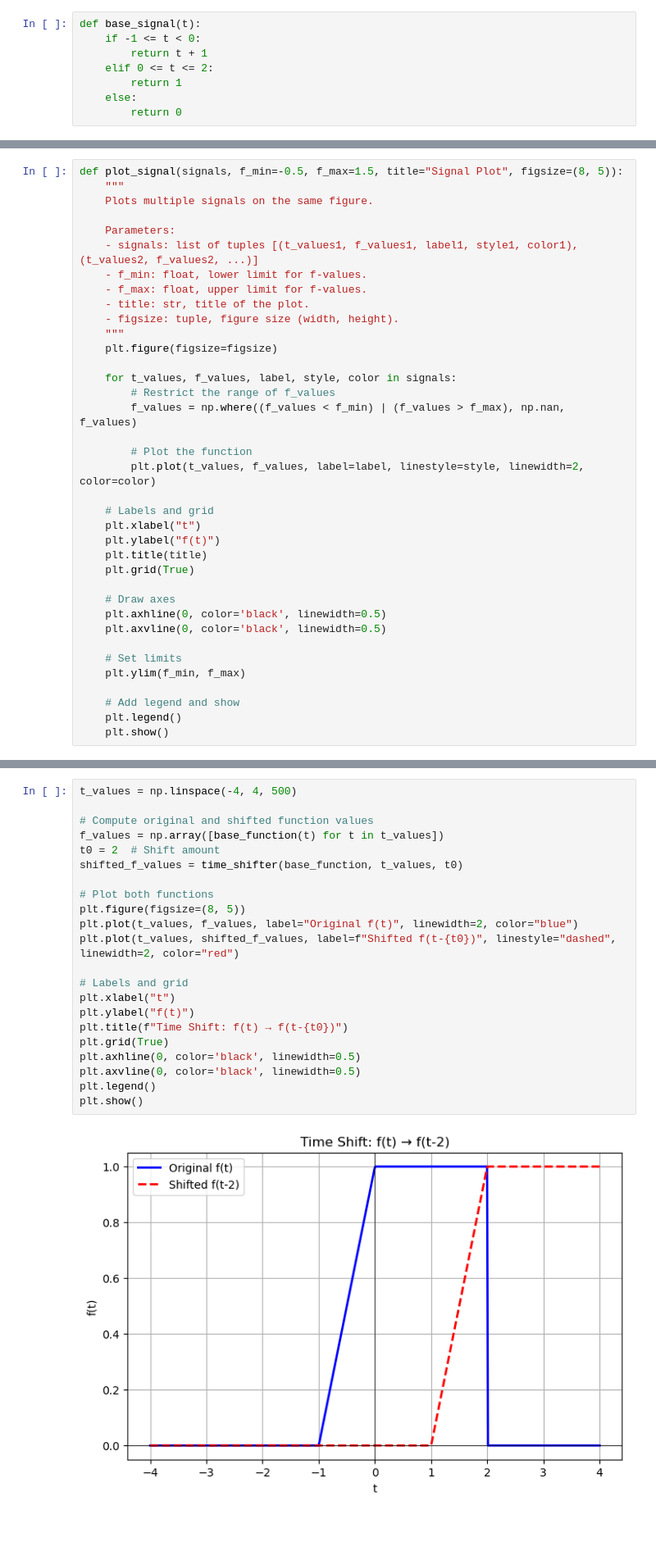
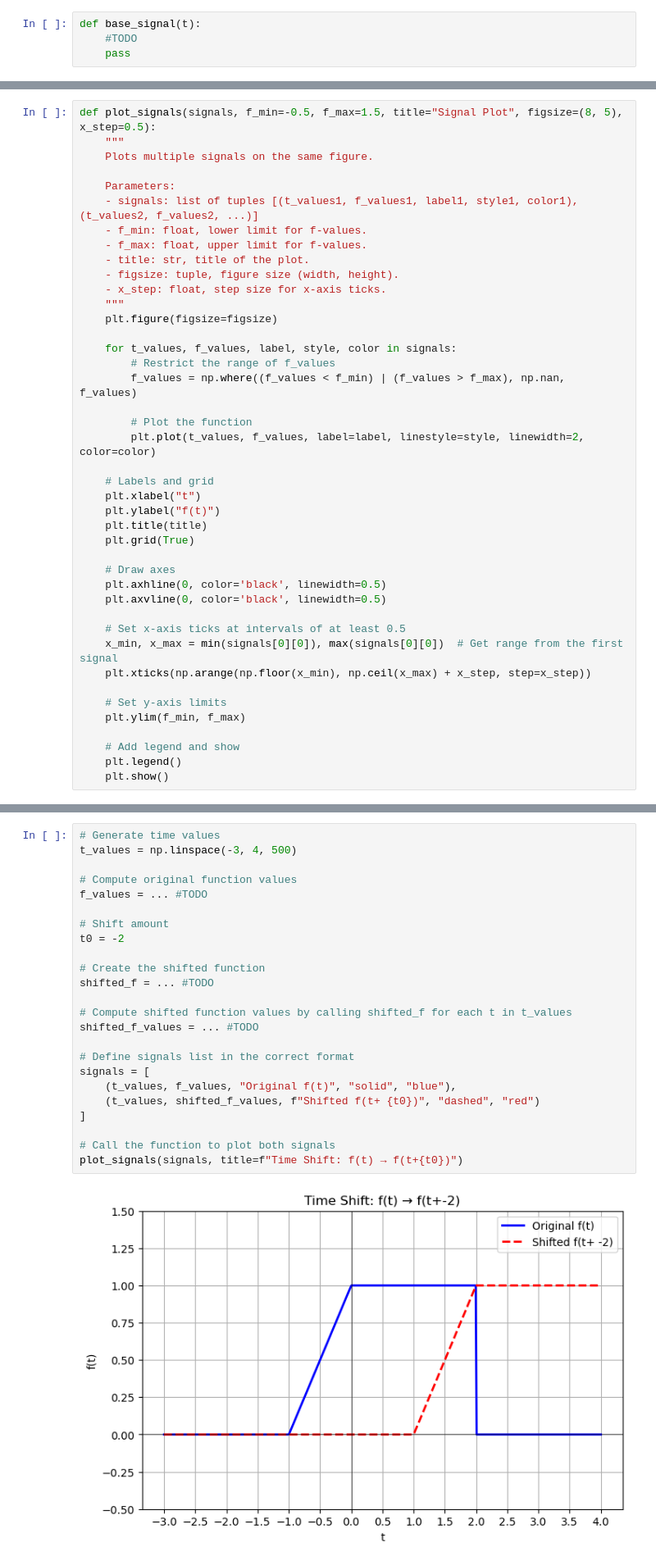
Before and after one commit to AmirHossienAfshar/signals-and-systems, a Jupyter notebook: independent_variable_transformation.ipynb, the cells around one changed output, grey strips where cells are left out. Shown at 82% size. Cells and saved outputs as stored; diff of their text form; blank space fills up the shorter version.

```diff
--- a/independent_variable_transformation.ipynb
+++ b/independent_variable_transformation.ipynb
@@ -29,9 +32,5 @@ The following Python function implements this piecewise-defined signal:
 # %%
 def base_signal(t):
-    if -1 <= t < 0:
-        return t + 1
-    elif 0 <= t <= 2:
-        return 1
-    else:
-        return 0
+    #TODO
+    pass
 # %% [markdown]
@@ -105,7 +104,7 @@ Before diving into signal transformations, let's define a function for plotting.
 Read the explanation carefully, especially regarding the function parameters, so that you can use it correctly without confusion later.
 check below:
 # %%
-def plot_signal(signals, f_min=-0.5, f_max=1.5, title="Signal Plot", figsize=(8, 5)):
+def plot_signals(signals, f_min=-0.5, f_max=1.5, title="Signal Plot", figsize=(8, 5), x_step=0.5):
     """
     Plots multiple signals on the same figure.
 
@@ -115,6 +114,7 @@ def plot_signal(signals, f_min=-0.5, f_max=1.5, title="Signal Plot", figsize=(8,
     - f_max: float, upper limit for f-values.
     - title: str, title of the plot.
     - figsize: tuple, figure size (width, height).
+    - x_step: float, step size for x-axis ticks.
     """
     plt.figure(figsize=figsize)
 
@@ -135,7 +135,11 @@ def plot_signal(signals, f_min=-0.5, f_max=1.5, title="Signal Plot", figsize=(8,
     plt.axhline(0, color='black', linewidth=0.5)
     plt.axvline(0, color='black', linewidth=0.5)
 
-    # Set limits
+    # Set x-axis ticks at intervals of at least 0.5
+    x_min, x_max = min(signals[0][0]), max(signals[0][0])  # Get range from the first signal
+    plt.xticks(np.arange(np.floor(x_min), np.ceil(x_max) + x_step, step=x_step))
+
+    # Set y-axis limits
     plt.ylim(f_min, f_max)
 
     # Add legend and show
@@ -179,25 +197,27 @@ now, let's plot that to see the changes...
 # %%
-t_values = np.linspace(-4, 4, 500)
+# Generate time values
+t_values = np.linspace(-3, 4, 500)
 
-# Compute original and shifted function values
-f_values = np.array([base_function(t) for t in t_values])
-t0 = 2  # Shift amount
-shifted_f_values = time_shifter(base_function, t_values, t0)
+# Compute original function values
+f_values = ... #TODO
 
-# Plot both functions
-plt.figure(figsize=(8, 5))
-plt.plot(t_values, f_values, label="Original f(t)", linewidth=2, color="blue")
-plt.plot(t_values, shifted_f_values, label=f"Shifted f(t-{t0})", linestyle="dashed", linewidth=2, color="red")
+# Shift amount
+t0 = -2
 
-# Labels and grid
-plt.xlabel("t")
-plt.ylabel("f(t)")
-plt.title(f"Time Shift: f(t) → f(t-{t0})")
-plt.grid(True)
-plt.axhline(0, color='black', linewidth=0.5)
-plt.axvline(0, color='black', linewidth=0.5)
-plt.legend()
-plt.show()
+# Create the shifted function
+shifted_f = ... #TODO
+
+# Compute shifted function values by calling shifted_f for each t in t_values
+shifted_f_values = ... #TODO
+
+# Define signals list in the correct format
+signals = [
+    (t_values, f_values, "Original f(t)", "solid", "blue"),
+    (t_values, shifted_f_values, f"Shifted f(t+ {t0})", "dashed", "red")
+]
+
+# Call the function to plot both signals
+plot_signals(signals, title=f"Time Shift: f(t) → f(t+{t0})")
 # %% [output]
-[figure, old version]
+[figure, new version]
 # %% [markdown]
```
Also changed, not shown: parts of 27 cells of this notebook.
